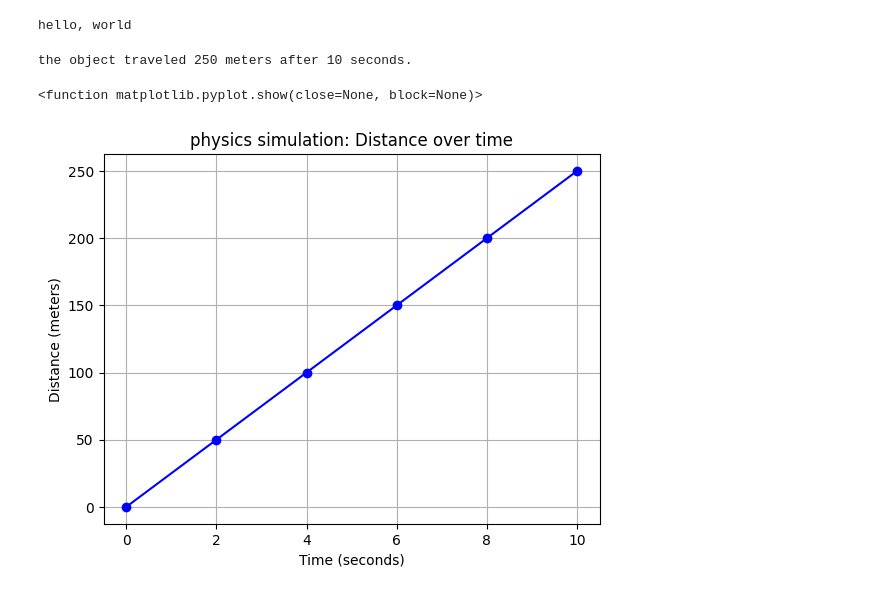
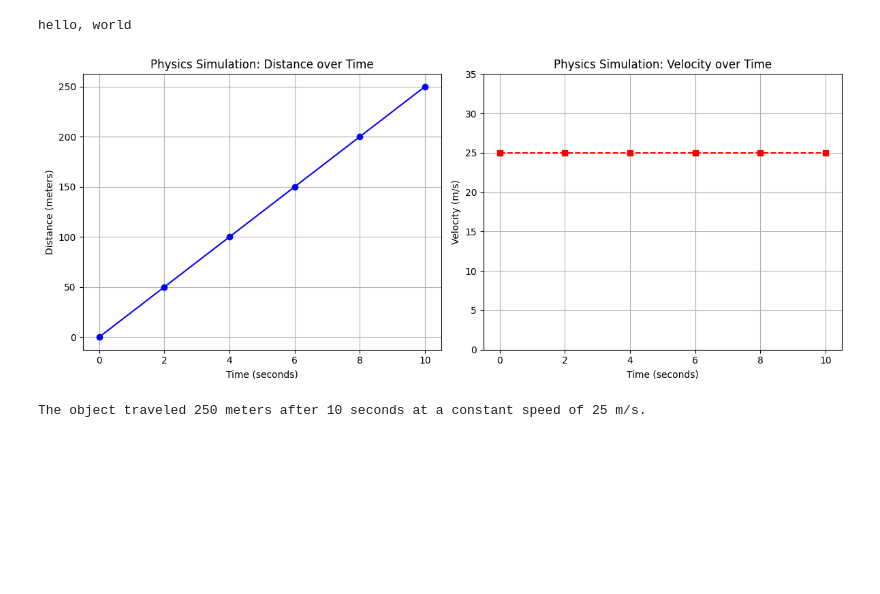
Before and after one commit to Emma-Ph891/physics-simulations, a Jupyter notebook: Distance_time_analysis.ipynb, the cells around one changed output. Cells and saved outputs as stored; diff of their text form; code cells hidden in the pictures; blank space fills up the shorter version.

Commit message:
render side by side distance and velocity graphs

```diff
--- a/Distance_time_analysis.ipynb
+++ b/Distance_time_analysis.ipynb
@@ -4,20 +4,35 @@
 print("hello, world")
 # %% [output]
 hello, world
-# %%
-import matplotlib.pyplot as plt
-velocity = 25
-time_steps = [0,2, 4, 6, 8, 10]
-distance_steps = [velocity * t for t in time_steps]
-print(f"the object traveled {distance_steps[-1]} meters after {time_steps[-1]} seconds.\n")
-plt.plot(time_steps, distance_steps, marker='o', color='blue')
-plt.title("physics simulation: Distance over time")
-plt.xlabel("Time (seconds)")
-plt.ylabel("Distance (meters)")
-plt.grid(True)
-plt.savefig('physics_plot.png')
-plt.show
-# %% [output]
-the object traveled 250 meters after 10 seconds.
-<function matplotlib.pyplot.show(close=None, block=None)>
-[figure, removed]
+# %%
+import matplotlib.pyplot as plt
+
+velocity_constant = 25
+time_steps = [0, 2, 4, 6, 8, 10]
+
+distance_steps = [velocity_constant * t for t in time_steps]
+velocity_steps = [velocity_constant for t in time_steps]
+
+fig, (ax1, ax2) = plt.subplots(1, 2, figsize=(12, 5))
+
+ax1.plot(time_steps, distance_steps, marker='o', color='blue')
+ax1.set_title('Physics Simulation: Distance over Time')
+ax1.set_xlabel('Time (seconds)')
+ax1.set_ylabel('Distance (meters)')
+ax1.grid(True)
+
+ax2.plot(time_steps, velocity_steps, marker='s', color='red', linestyle='--')
+ax2.set_title('Physics Simulation: Velocity over Time')
+ax2.set_xlabel('Time (seconds)')
+ax2.set_ylabel('Velocity (m/s)')
+ax2.set_ylim(0, velocity_constant + 10)
+ax2.grid(True)
+
+plt.tight_layout()
+plt.savefig('physics_plots.png')
+plt.show()
+
+print(f"The object traveled {distance_steps[-1]} meters after {time_steps[-1]} seconds at a constant speed of {velocity_constant} m/s.")
+# %% [output]
+[figure, added]
+The object traveled 250 meters after 10 seconds at a constant speed of 25 m/s.
```
